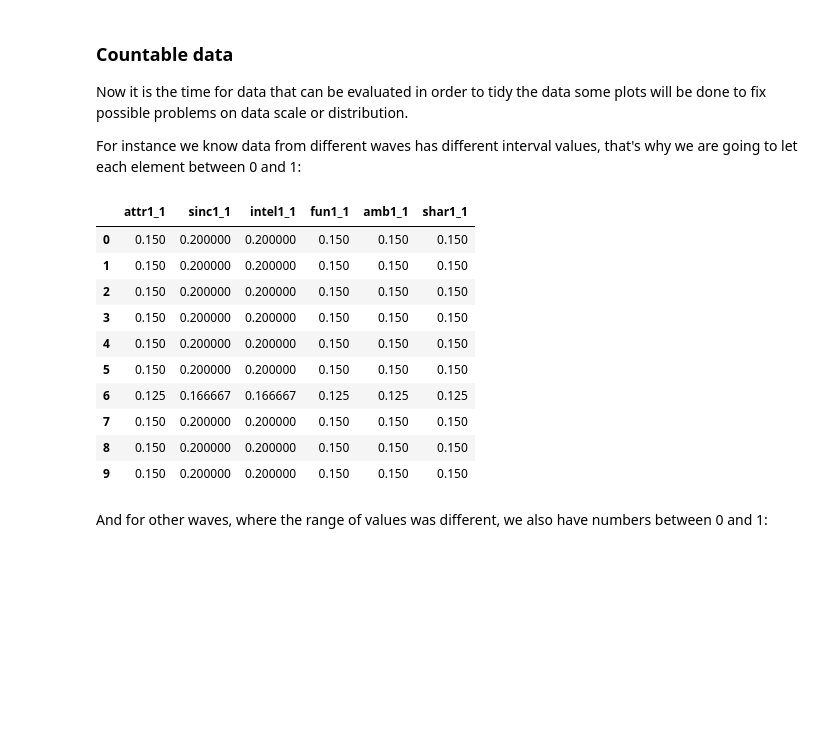
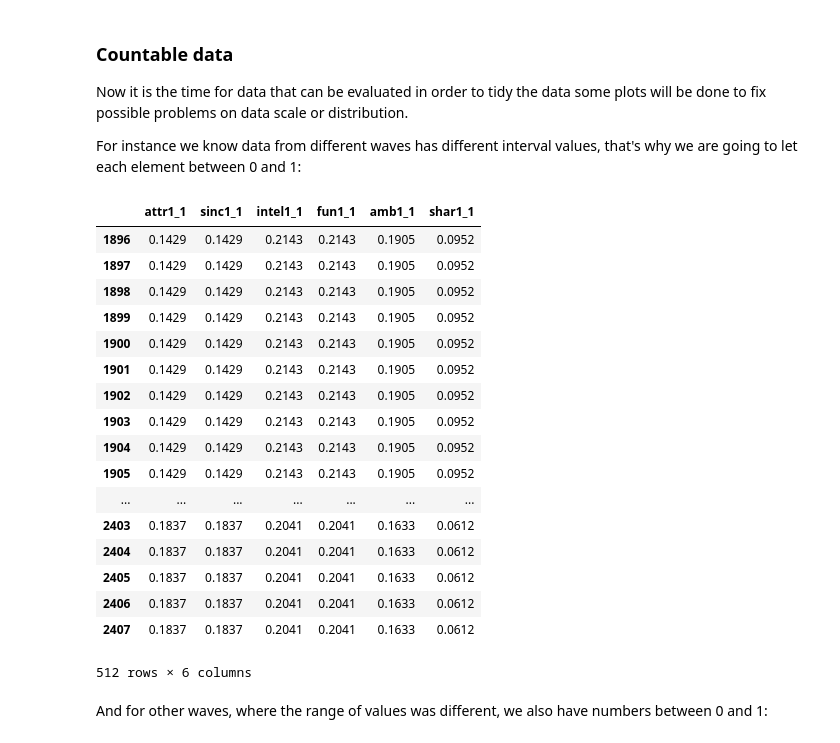
Before and after one commit to DiegoAsterio/speedy-Gonzales, a Jupyter notebook: Speed Dating - "Are these two people gonna match?".ipynb, the cells around one changed output. Saved outputs shown, nothing was run; the diff lists cells and outputs as text; code cells hidden in the pictures; blank space fills up the shorter version.

```diff
--- a/Speed Dating - "Are these two people gonna match?".ipynb
+++ b/Speed Dating - "Are these two people gonna match?".ipynb
@@ -99,19 +95,26 @@ pretty_notebook.normalize_data(speedDatingDF)
 # %%
 eachWave = speedDatingDF.groupby('wave')
 
-eachWave.get_group(1).iloc[0:10,69:75]
+eachWave.get_group(7).iloc[0:,69:75]
 # %% [output]
 |  | attr1_1 | sinc1_1 | intel1_1 | fun1_1 | amb1_1 | shar1_1 |
-| 0 | 0.150 | 0.200000 | 0.200000 | 0.150 | 0.150 | 0.150 |
-| 1 | 0.150 | 0.200000 | 0.200000 | 0.150 | 0.150 | 0.150 |
-| 2 | 0.150 | 0.200000 | 0.200000 | 0.150 | 0.150 | 0.150 |
-| 3 | 0.150 | 0.200000 | 0.200000 | 0.150 | 0.150 | 0.150 |
-| 4 | 0.150 | 0.200000 | 0.200000 | 0.150 | 0.150 | 0.150 |
-| 5 | 0.150 | 0.200000 | 0.200000 | 0.150 | 0.150 | 0.150 |
-| 6 | 0.125 | 0.166667 | 0.166667 | 0.125 | 0.125 | 0.125 |
-| 7 | 0.150 | 0.200000 | 0.200000 | 0.150 | 0.150 | 0.150 |
-| 8 | 0.150 | 0.200000 | 0.200000 | 0.150 | 0.150 | 0.150 |
-| 9 | 0.150 | 0.200000 | 0.200000 | 0.150 | 0.150 | 0.150 |
+| 1896 | 0.1429 | 0.1429 | 0.2143 | 0.2143 | 0.1905 | 0.0952 |
+| 1897 | 0.1429 | 0.1429 | 0.2143 | 0.2143 | 0.1905 | 0.0952 |
+| 1898 | 0.1429 | 0.1429 | 0.2143 | 0.2143 | 0.1905 | 0.0952 |
+| 1899 | 0.1429 | 0.1429 | 0.2143 | 0.2143 | 0.1905 | 0.0952 |
+| 1900 | 0.1429 | 0.1429 | 0.2143 | 0.2143 | 0.1905 | 0.0952 |
+| 1901 | 0.1429 | 0.1429 | 0.2143 | 0.2143 | 0.1905 | 0.0952 |
+| 1902 | 0.1429 | 0.1429 | 0.2143 | 0.2143 | 0.1905 | 0.0952 |
+| 1903 | 0.1429 | 0.1429 | 0.2143 | 0.2143 | 0.1905 | 0.0952 |
+| 1904 | 0.1429 | 0.1429 | 0.2143 | 0.2143 | 0.1905 | 0.0952 |
+| 1905 | 0.1429 | 0.1429 | 0.2143 | 0.2143 | 0.1905 | 0.0952 |
+| ... | ... | ... | ... | ... | ... | ... |
+| 2403 | 0.1837 | 0.1837 | 0.2041 | 0.2041 | 0.1633 | 0.0612 |
+| 2404 | 0.1837 | 0.1837 | 0.2041 | 0.2041 | 0.1633 | 0.0612 |
+| 2405 | 0.1837 | 0.1837 | 0.2041 | 0.2041 | 0.1633 | 0.0612 |
+| 2406 | 0.1837 | 0.1837 | 0.2041 | 0.2041 | 0.1633 | 0.0612 |
+| 2407 | 0.1837 | 0.1837 | 0.2041 | 0.2041 | 0.1633 | 0.0612 |
+512 rows × 6 columns
 # %% [markdown]
 And for other waves, where the range of values was different, we also have numbers between 0 and 1:
 # %%
```
Also changed, not shown: parts of 9 cells of this notebook, 2 other files.
